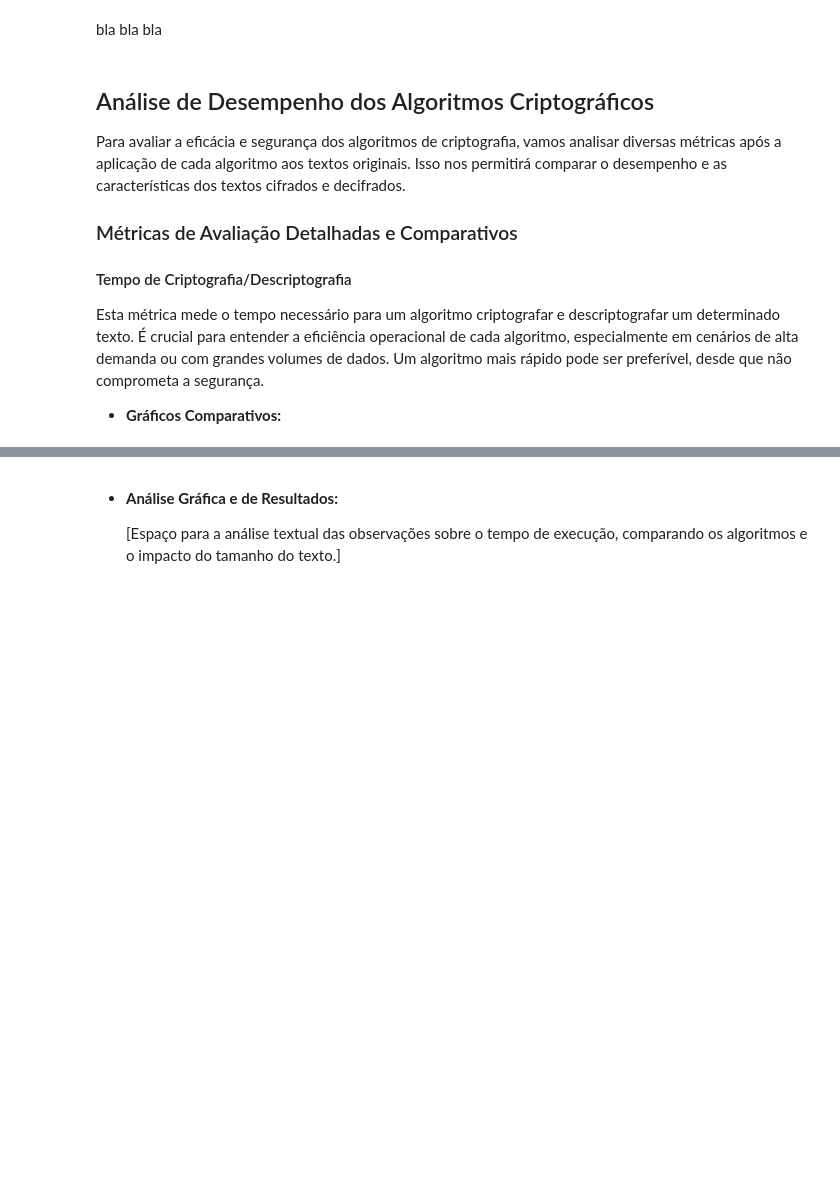
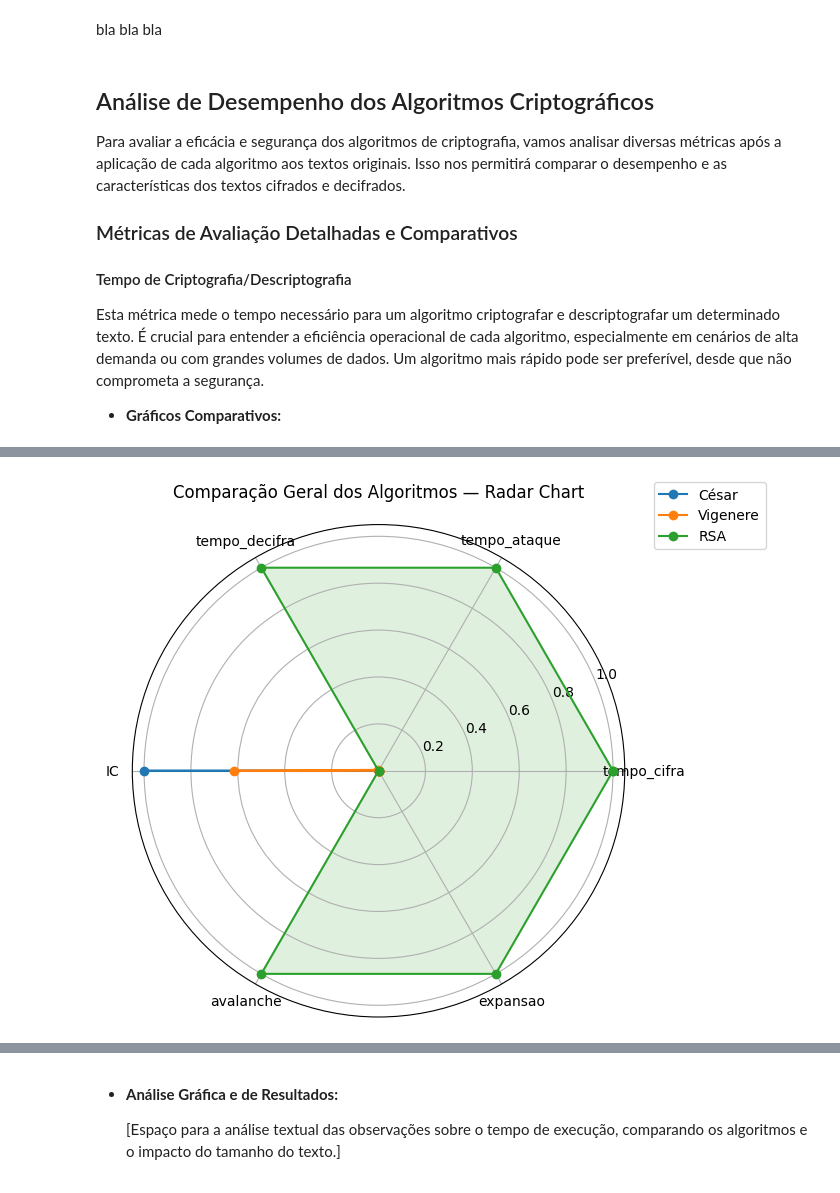
Before and after one commit to RaphaellaRoma/Criptoataques, a Jupyter notebook: criptoataques.ipynb, the cells around one changed output, grey strips where cells are left out. Saved outputs shown, nothing was run; the diff lists cells and outputs as text; code cells hidden in the pictures; blank space fills up the shorter version.

```diff
--- a/criptoataques.ipynb
+++ b/criptoataques.ipynb
@@ -376,0 +370,61 @@ plot_tempos(comparacao)
+# %%
+import numpy as np
+import matplotlib.pyplot as plt
+
+def plot_radar_algoritmos(comparacao):
+    # ------------------------------------------
+    # 1) MÉTRICAS QUE VAMOS PLOTAR
+    # ------------------------------------------
+    metricas = ["tempo_cifra", "tempo_ataque", "tempo_decifra", "IC", "avalanche", "expansao"]
+    N = len(metricas)
+
+    # ------------------------------------------
+    # 2) AGREGA: média das métricas por algoritmo
+    # ------------------------------------------
+    medias = {}
+
+    for alg, textos_alg in comparacao.items():
+        medias[alg] = []
+        for metrica in metricas:
+            valores = [dados[metrica] for dados in textos_alg.values()]
+            medias[alg].append(np.mean(valores))
+
+    # ------------------------------------------
+    # 3) NORMALIZAÇÃO (0–1)
+    # ------------------------------------------
+    # transforma em matriz
+    matriz = np.array(list(medias.values()))
+    mins = matriz.min(axis=0)
+    maxs = matriz.max(axis=0)
+    norm = (matriz - mins) / (maxs - mins + 1e-12)
+
+    # ------------------------------------------
+    # 4) PREPARO DO RADAR
+    # ------------------------------------------
+    angles = np.linspace(0, 2 * np.pi, N, endpoint=False)
+    angles = np.concatenate((angles, [angles[0]]))   # fecha o gráfico
+
+    fig = plt.figure(figsize=(7, 7))
+    ax = plt.subplot(111, polar=True)
+
+    # ------------------------------------------
+    # 5) LINHAS PARA CADA ALGORITMO
+    # ------------------------------------------
+    for alg, valores_norm in zip(medias.keys(), norm):
+        valores_plot = np.concatenate((valores_norm, [valores_norm[0]]))  # fecha o loop
+        ax.plot(angles, valores_plot, marker="o", label=alg)
+        ax.fill(angles, valores_plot, alpha=0.15)  # “sombreado” bonito
+
+    # ------------------------------------------
+    # 6) CONFIGURAÇÃO ESTÉTICA
+    # ------------------------------------------
+    ax.set_xticks(angles[:-1])
+    ax.set_xticklabels(metricas)
+    ax.set_title("Comparação Geral dos Algoritmos — Radar Chart", pad=20)
+
+    plt.legend(loc="upper right", bbox_to_anchor=(1.3, 1.1))
+    plt.tight_layout()
+    plt.show()
+plot_radar_algoritmos(comparacao)
+# %% [output]
+[figure, added]
```
Also changed, not shown: parts of 9 cells of this notebook, 7 other files.
